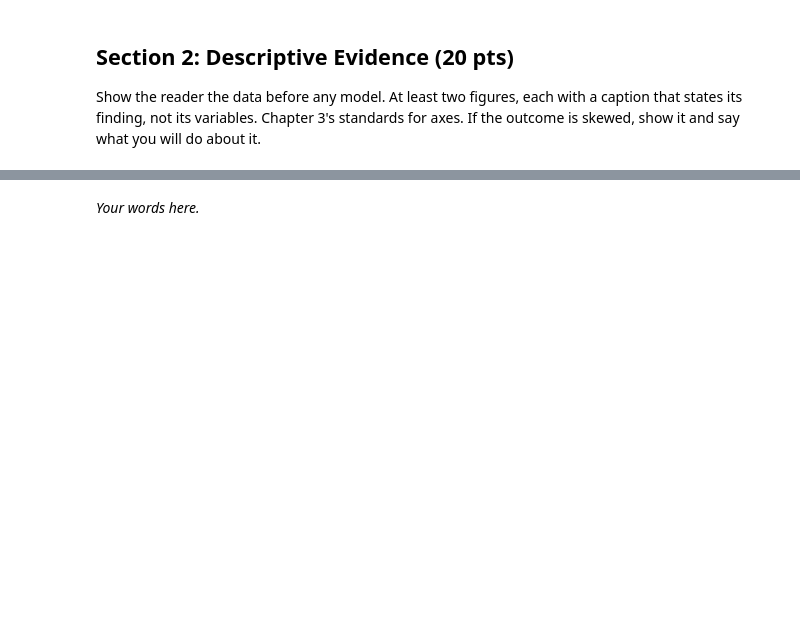
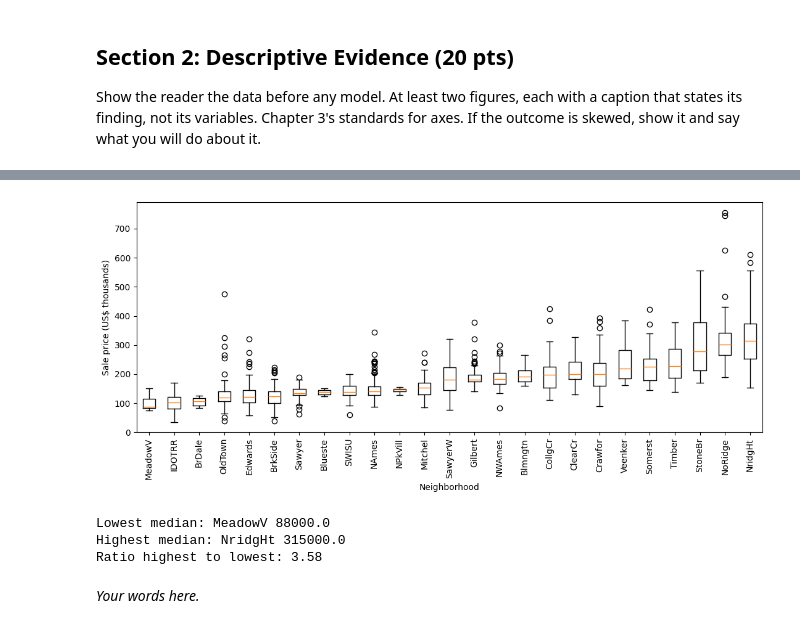
Before and after one commit to shanshiny06/econ3916-midterm, a Jupyter notebook: midterm_starter.ipynb, the cells around one changed output, grey strips where cells are left out. Saved outputs shown, nothing was run; the diff lists cells and outputs as text; code cells hidden in the pictures; blank space fills up the shorter version.

```diff
--- a/midterm_starter.ipynb
+++ b/midterm_starter.ipynb
@@ -209,3 +263,29 @@ Show the reader the data before any model. At least two figures, each with a cap
+# %%
+# Figure 3: sale price by neighborhood, ordered by median price
+order = df.groupby("Neighborhood")["SalePrice"].median().sort_values().index
+groups = [df.loc[df["Neighborhood"] == n, "SalePrice"] / 1000 for n in order]
+
+fig, ax = plt.subplots(figsize=(11, 5))
+ax.boxplot(groups)
+ax.set_xticks(range(1, len(order) + 1))
+ax.set_xticklabels(order, rotation=90)
+ax.set_ylim(bottom=0)
+ax.set_xlabel("Neighborhood")
+ax.set_ylabel("Sale price (US$ thousands)")
+
+fig.tight_layout()
+fig.savefig("fig3_price_by_neighborhood.png", dpi=200)
+plt.show()
+
+medians = df.groupby("Neighborhood")["SalePrice"].median()
+print("Lowest median:", medians.idxmin(), medians.min())
+print("Highest median:", medians.idxmax(), medians.max())
+print("Ratio highest to lowest:", round(medians.max() / medians.min(), 2))
+# %% [output]
+[figure, added]
+Lowest median: MeadowV 88000.0
+Highest median: NridgHt 315000.0
+Ratio highest to lowest: 3.58
 # %% [markdown]
 *Your words here.*
 # %% [markdown]
```
Also changed, not shown: parts of 2 cells of this notebook.
